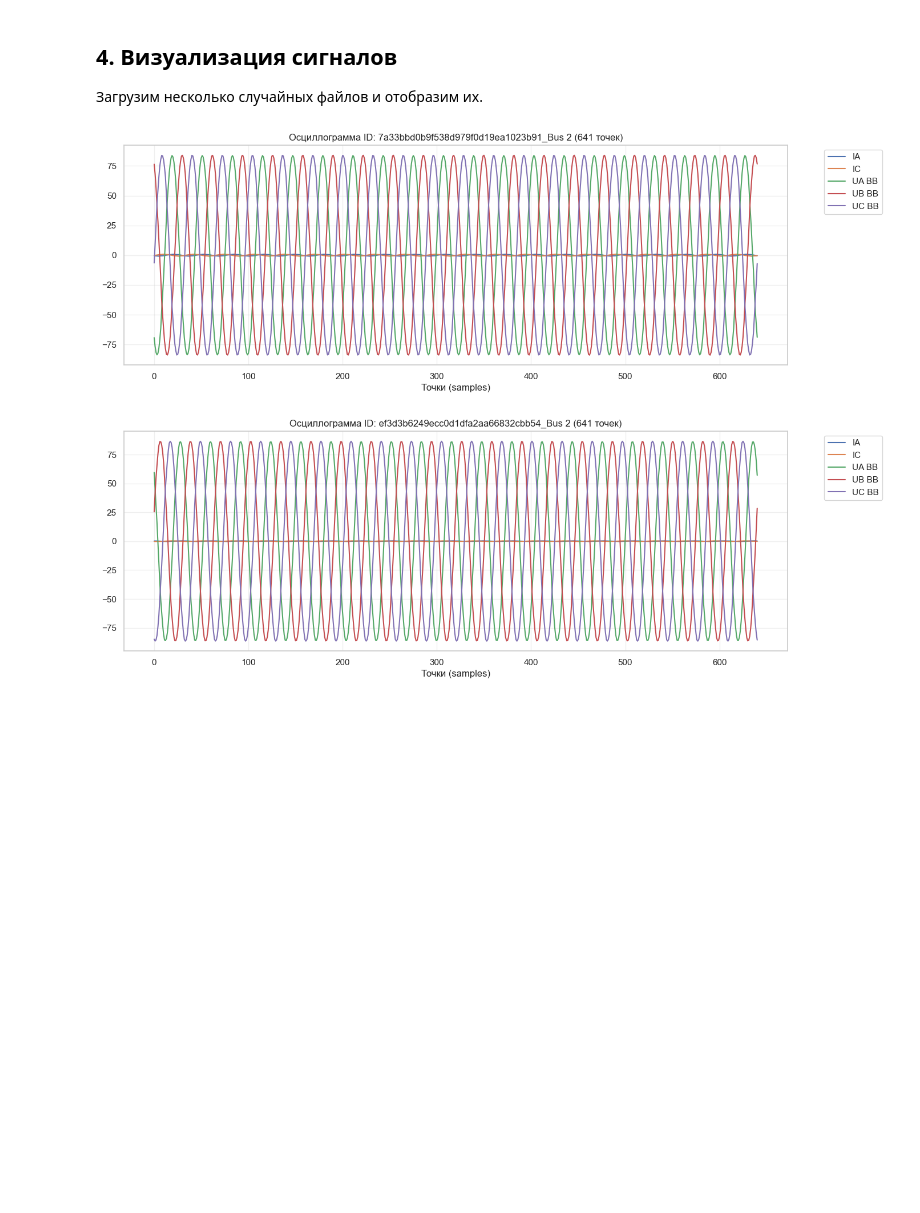
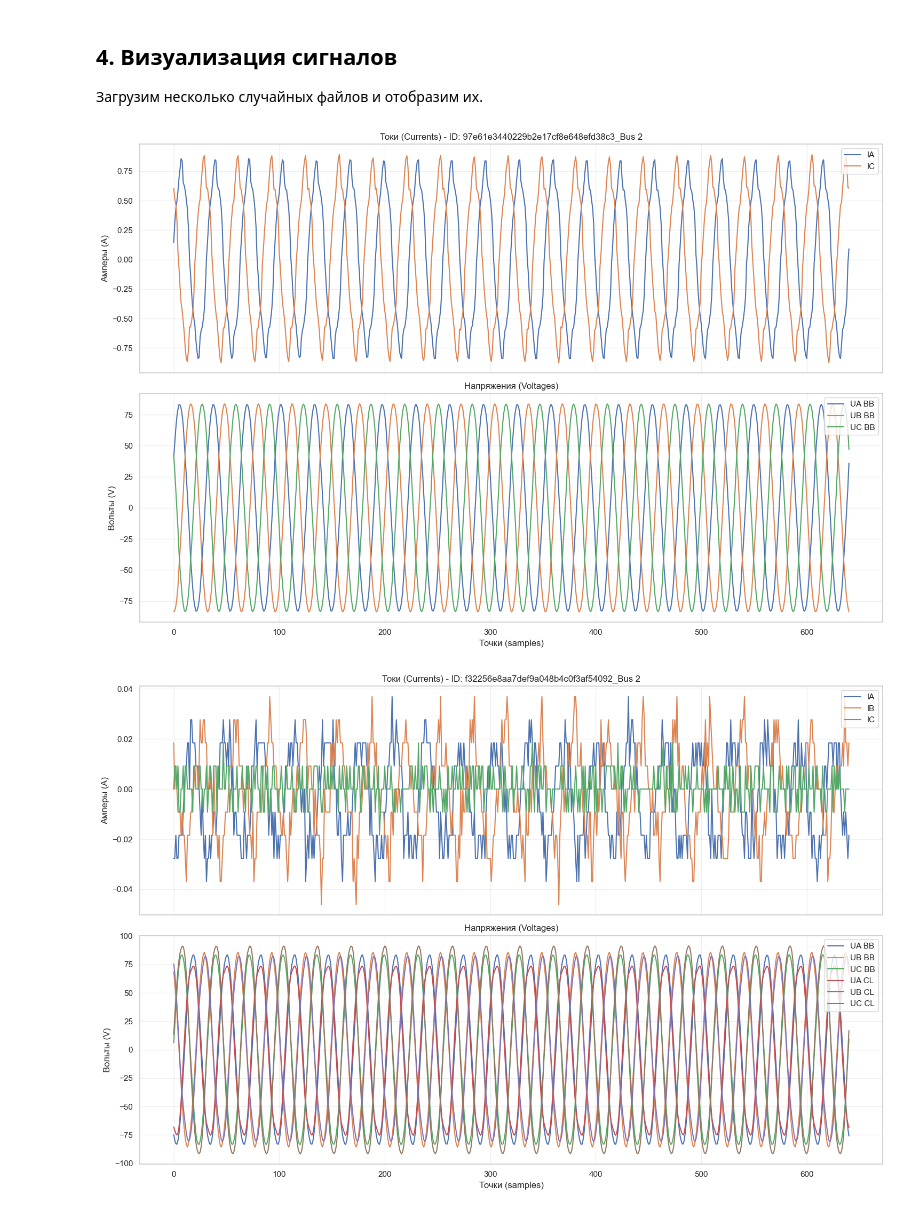
Before and after one commit to eae-rus/Scientific_research_osc_ML, a Jupyter notebook: notebooks/010_data_audit.ipynb, the cells around one changed output. Drawn from its saved outputs; the diff is of its cells as text; code cells hidden in the pictures; blank space fills up the shorter version.

```diff
--- a/notebooks/010_data_audit.ipynb
+++ b/notebooks/010_data_audit.ipynb
@@ -224,58 +224,80 @@ if 'lf_meta' in locals():
             if len(unique_ids) > 0:
                 sample_ids = np.random.choice(unique_ids, size=min(3, len(unique_ids)), replace=False)
 
-                signal_cols = [col for col in lf_meta.columns if any(p in col for p in ['IA', 'IB', 'IC', 'UA', 'UB', 'UC'])]
+                # Определяем колонки токов и напряжений
+                current_cols = [col for col in lf_meta.columns if any(p in col for p in ['IA', 'IB', 'IC'])]
+                voltage_cols = [col for col in lf_meta.columns if any(p in col for p in ['UA', 'UB', 'UC'])]
 
-                if not signal_cols:
-                    # Для LazyFrame нельзя просто взять все числовые, нужно знать схему
-                    # Берем первые 10 колонок как кандидатов, исключая ID и ML
+                # Если стандартные имена не найдены, берем числовые колонки
+                if not current_cols and not voltage_cols:
                     candidates = [c for c in lf_meta.columns if c != id_col and 'ML_' not in c][:10]
-                    # Проверяем типы через схему
                     schema = lf_meta.schema
                     numeric_cols = [c for c in candidates if schema[c] in [pl.Float64, pl.Int64, pl.Float32, pl.Int32]]
-                    signal_cols = numeric_cols[:6]
+                    # Просто делим пополам для примера
+                    mid = len(numeric_cols) // 2
+                    current_cols = numeric_cols[:mid]
+                    voltage_cols = numeric_cols[mid:]
 
                 for osc_id in sample_ids:
                     # Lazy filter + collect
                     osc_data = lf_meta.filter(pl.col(id_col) == osc_id).collect()
 
                     if len(osc_data) == 0:
                         continue
 
+                    # Собираем все нужные колонки
+                    all_signal_cols = current_cols + voltage_cols
                     osc_pandas = osc_data.select(
-                        [pl.col(c).cast(pl.Float64, strict=False) for c in signal_cols if c in osc_data.columns] +
-                        [pl.col(c) for c in osc_data.columns if c not in signal_cols]
+                        [pl.col(c).cast(pl.Float64, strict=False) for c in all_signal_cols if c in osc_data.columns] +
+                        [pl.col(c) for c in osc_data.columns if c not in all_signal_cols]
                     ).to_pandas()
 
-                    plt.figure(figsize=(15, 5))
-                    for col in signal_cols:
+                    # Создаем сабплоты: сверху токи, снизу напряжения
+                    fig, (ax1, ax2) = plt.subplots(2, 1, figsize=(15, 10), sharex=True)
+
+                    # Рисуем токи
+                    for col in current_cols:
                         if col in osc_pandas.columns:
                             if not osc_pandas[col].isna().all():
-                                plt.plot(osc_pandas[col], label=col)
+                                ax1.plot(osc_pandas[col], label=col)
+                    ax1.set_title(f"Токи (Currents) - ID: {osc_id}")
+                    ax1.set_ylabel("Амперы (A)")
+                    ax1.legend(loc='upper right')
+                    ax1.grid(True, alpha=0.3)
 
+                    # Рисуем напряжения
+                    for col in voltage_cols:
+                        if col in osc_pandas.columns:
+                            if not osc_pandas[col].isna().all():
+                                ax2.plot(osc_pandas[col], label=col)
+                    ax2.set_title(f"Напряжения (Voltages)")
+                    ax2.set_ylabel("Вольты (V)")
+                    ax2.set_xlabel("Точки (samples)")
+                    ax2.legend(loc='upper right')
+                    ax2.grid(True, alpha=0.3)
+
+                    # Накладываем ML разметку на оба графика
                     ml_cols = [col for col in lf_meta.columns if 'ML_' in col]
                     if ml_cols:
                         ml_data = osc_pandas[ml_cols].fillna(0).astype(float)
                         active_ml = (ml_data.sum(axis=1) > 0).values
                         if active_ml.any():
-                            plt.fill_between(range(len(osc_pandas)), plt.ylim()[0], plt.ylim()[1],
-                                             where=active_ml, color='red', alpha=0.1, label='ML Event')
+                            for ax in [ax1, ax2]:
+                                ax.fill_between(range(len(osc_pandas)), ax.get_ylim()[0], ax.get_ylim()[1],
+                                                 where=active_ml, color='red', alpha=0.1, label='ML Event')
 
-                    plt.title(f"Осциллограмма ID: {osc_id} ({len(osc_pandas)} точек)")
-                    plt.legend(loc='upper right', bbox_to_anchor=(1.15, 1))
-                    plt.xlabel("Точки (samples)")
-                    plt.grid(True, alpha=0.3)
+                    plt.tight_layout()
                     plt.show()
             else:
                 print("Нет уникальных ID.")
         except Exception as e:
              print(f"Ошибка при визуализации: {e}")
              import traceback
              traceback.print_exc()
     else:
         print("Колонка ID не найдена.")
 else:
     print("Переменная 'lf_meta' не определена.")
 # %% [output]
-[figure, old version]
+[figure, new version]
-[figure, old version]
+[figure, new version]
```
Also changed, not shown: parts of 1 cell of this notebook, 1 other file.
